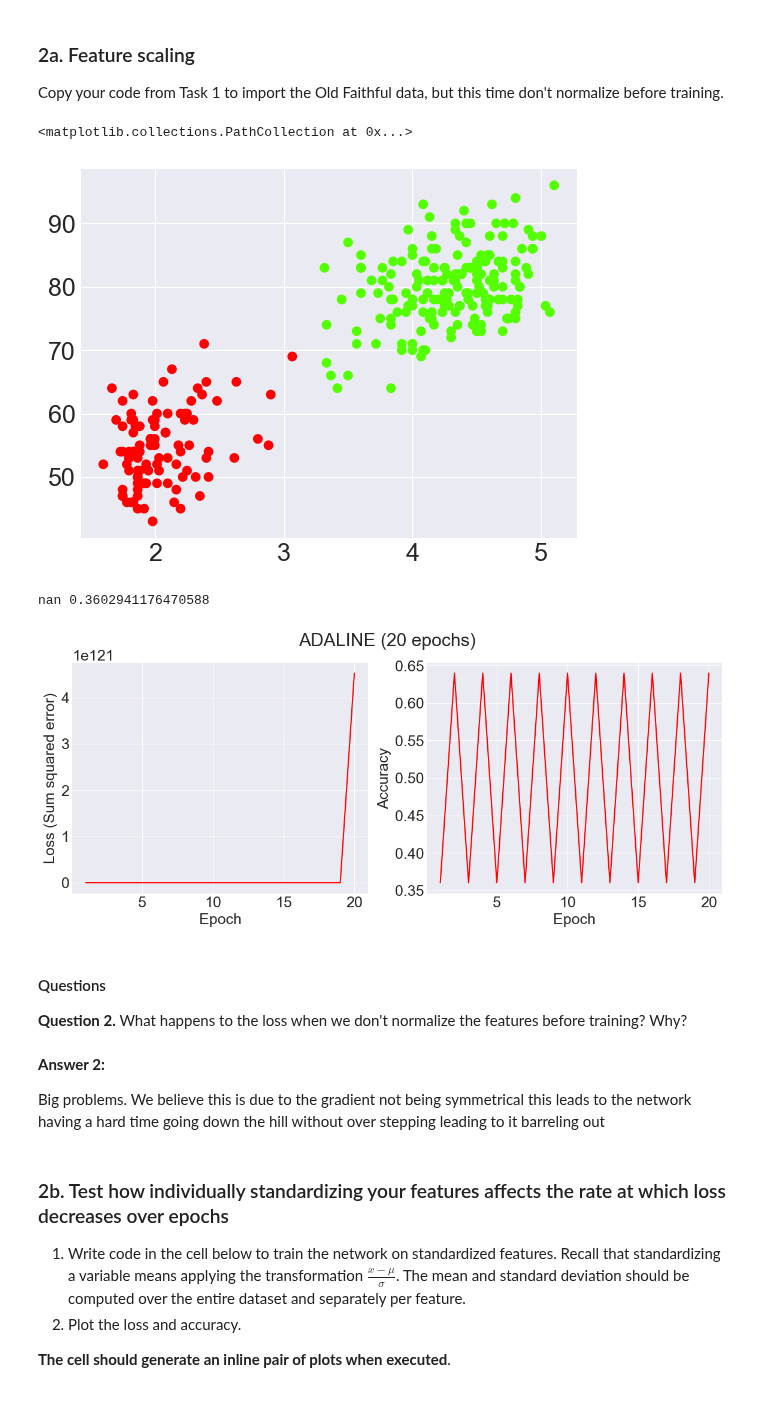
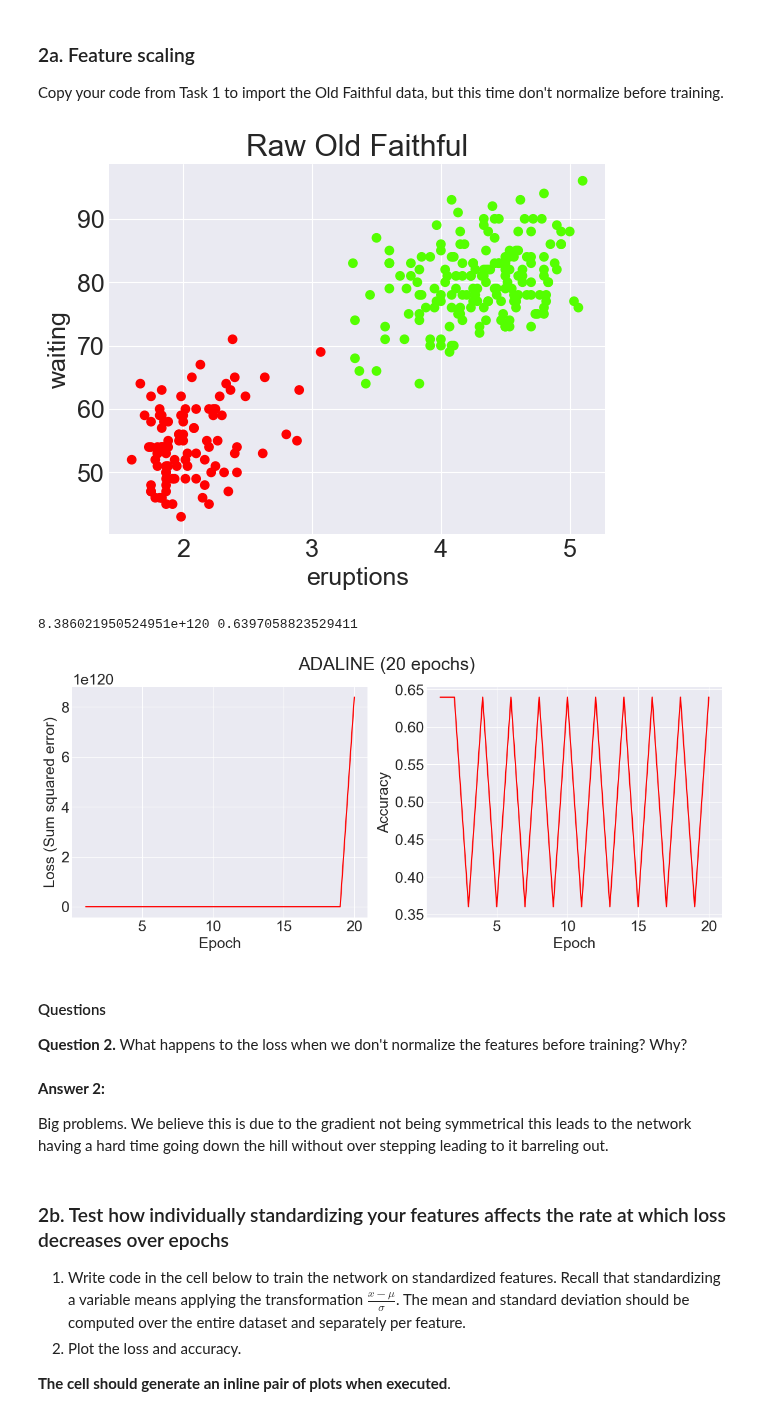
Before and after one commit to GhailanFadah/Neural-Networks, a Jupyter notebook: binary_classification.ipynb, the cells around one changed output. Saved outputs shown, nothing was run; the diff lists cells and outputs as text; code cells hidden in the pictures.

```diff
--- a/binary_classification.ipynb
+++ b/binary_classification.ipynb
@@ -249,19 +251,23 @@ Copy your code from Task 1 to import the Old Faithful data, but this time don't
 # %%
 faithful2 = pd.read_csv('data/old_faithful.csv')
 X = faithful2[['eruptions','waiting']]
 y = faithful2[['severe']]
 plt.scatter(X[['eruptions']], X[['waiting']], c = y.to_numpy(), cmap = 'prism')
+plt.title("Raw Old Faithful")
+plt.xlabel("eruptions")
+plt.ylabel("waiting");
 # %% [output]
-<matplotlib.collections.PathCollection at 0x...>
-[figure, old version]
+[figure, new version]
 # %%
 net = Adaline()
-loss, acc = net.fit(X.to_numpy(),np.squeeze(y.to_numpy()))
+loss, acc = net.fit(X.to_numpy(),np.squeeze(y.to_numpy()),n_epochs = 20)
 print(loss[-1], acc[-1])
 plot_adaline_train(net, loss[:20], acc[:20]);
+
+#we run for fewer epochs because loss diverges beyond expression shortly after epoch 20
 # %% [output]
-nan 0.3602941176470588
+8.386021950524951e+120 0.6397058823529411
-[figure, old version]
+[figure, new version]
 # %% [markdown]
 #### Questions
 
@@ -269,7 +275,7 @@ nan 0.3602941176470588
 # %% [markdown]
 **Answer 2:**
 
-Big problems. We believe this is due to the gradient not being symmetrical this leads to the network having a hard time going down the hill without over stepping leading to it barreling out
+Big problems. We believe this is due to the gradient not being symmetrical this leads to the network having a hard time going down the hill without over stepping leading to it barreling out.
 # %% [markdown]
 ### 2b. Test how individually standardizing your features affects the rate at which loss decreases over epochs
 
```
Also changed, not shown: parts of 14 cells of this notebook, 1 other file.
